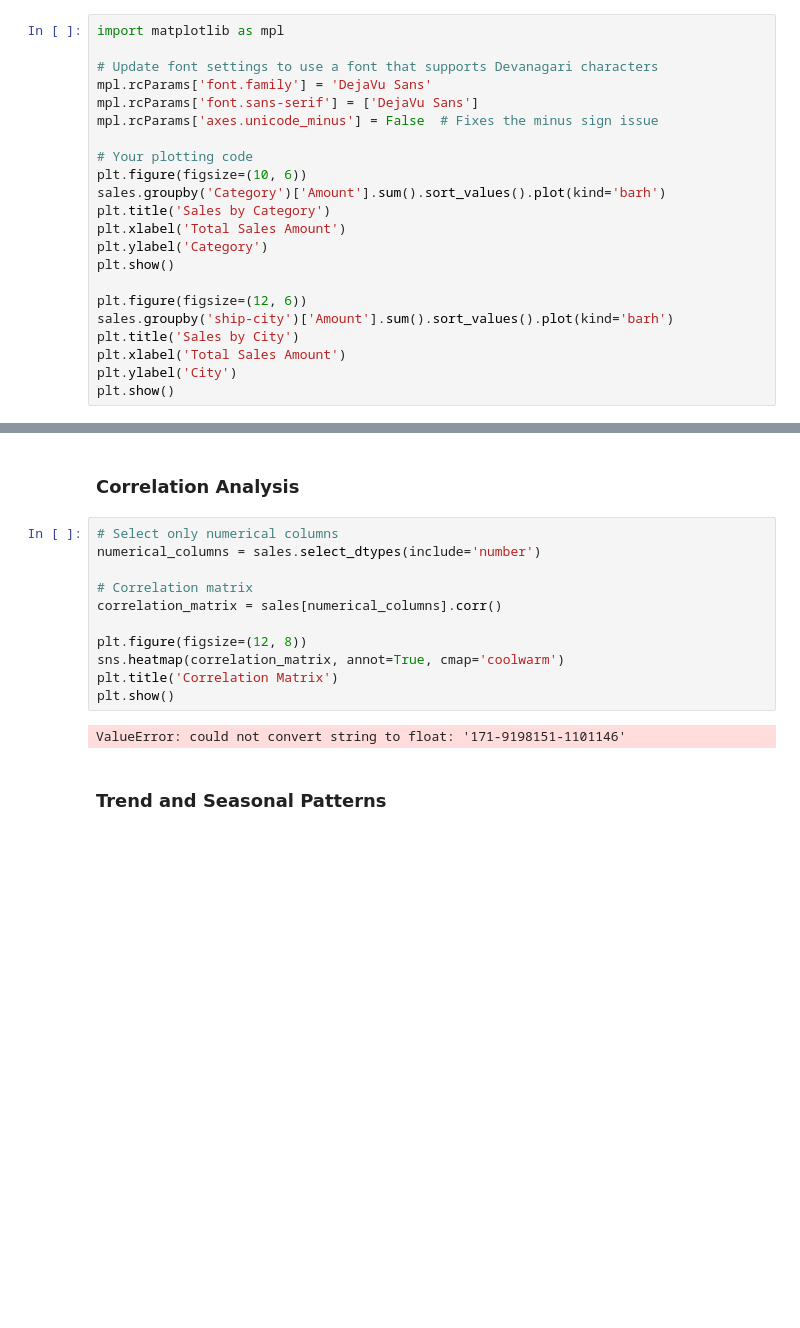
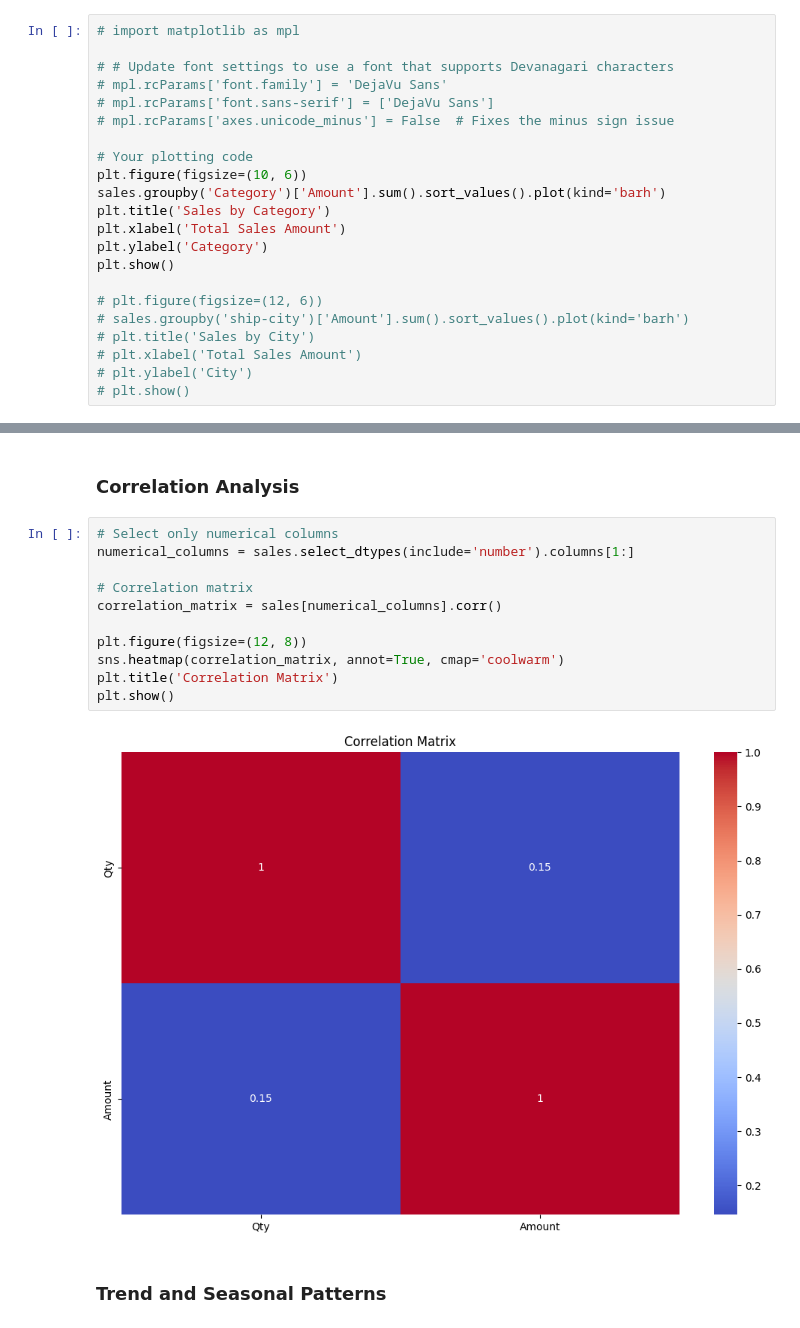
Before and after one commit to JoshuaPaul-lasisi/Retail-Sales-Analysis-, a Jupyter notebook: notebook.ipynb, the cells around one changed output, grey strips where cells are left out. Saved outputs shown, nothing was run; the diff lists cells and outputs as text; blank space fills up the shorter version.

```diff
--- a/notebook.ipynb
+++ b/notebook.ipynb
@@ -385,12 +392,12 @@ plt.show()
 # %% [markdown]
 ### Categorical Analysis
 # %%
-import matplotlib as mpl
+# import matplotlib as mpl
 
-# Update font settings to use a font that supports Devanagari characters
-mpl.rcParams['font.family'] = 'DejaVu Sans'
-mpl.rcParams['font.sans-serif'] = ['DejaVu Sans']
-mpl.rcParams['axes.unicode_minus'] = False  # Fixes the minus sign issue
+# # Update font settings to use a font that supports Devanagari characters
+# mpl.rcParams['font.family'] = 'DejaVu Sans'
+# mpl.rcParams['font.sans-serif'] = ['DejaVu Sans']
+# mpl.rcParams['axes.unicode_minus'] = False  # Fixes the minus sign issue
 
 # Your plotting code
 plt.figure(figsize=(10, 6))
@@ -400,11 +407,11 @@ plt.xlabel('Total Sales Amount')
 plt.ylabel('Category')
 plt.show()
 
-plt.figure(figsize=(12, 6))
-sales.groupby('ship-city')['Amount'].sum().sort_values().plot(kind='barh')
-plt.title('Sales by City')
-plt.xlabel('Total Sales Amount')
-plt.ylabel('City')
-plt.show()
+# plt.figure(figsize=(12, 6))
+# sales.groupby('ship-city')['Amount'].sum().sort_values().plot(kind='barh')
+# plt.title('Sales by City')
+# plt.xlabel('Total Sales Amount')
+# plt.ylabel('City')
+# plt.show()
 # %% [output]
 [figure]
@@ -413,17 +419,17 @@ plt.show()
 ### Correlation Analysis
 # %%
 # Select only numerical columns
-numerical_columns = sales.select_dtypes(include='number')
+numerical_columns = sales.select_dtypes(include='number').columns[1:]
 
 # Correlation matrix
 correlation_matrix = sales[numerical_columns].corr()
 
 plt.figure(figsize=(12, 8))
 sns.heatmap(correlation_matrix, annot=True, cmap='coolwarm')
 plt.title('Correlation Matrix')
 plt.show()
 # %% [output]
-ValueError: could not convert string to float: '171-9198151-1101146'
+[figure, added]
 # %% [markdown]
 ### Trend and Seasonal Patterns
 # %%
```
Also changed, not shown: parts of 3 cells of this notebook.
